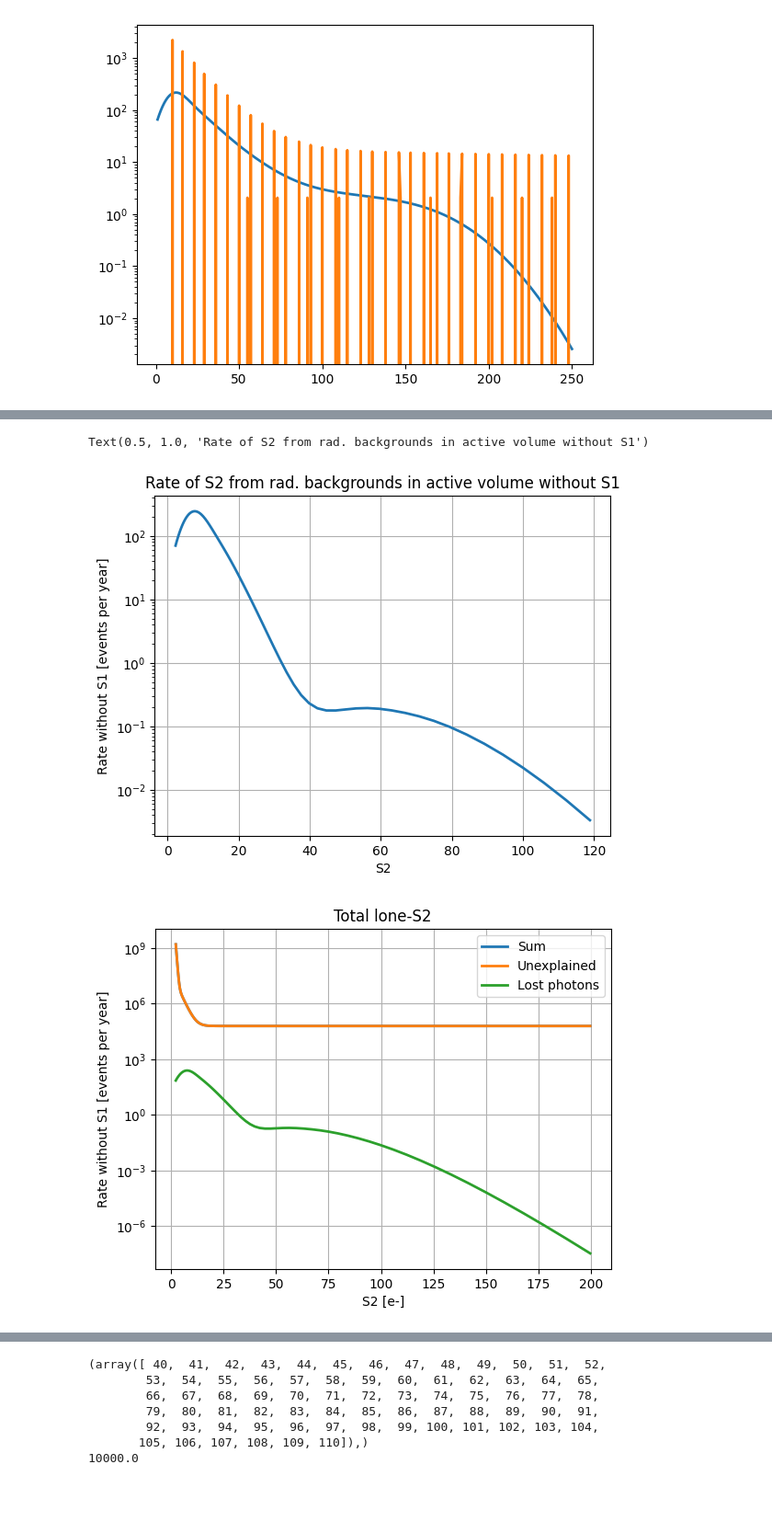
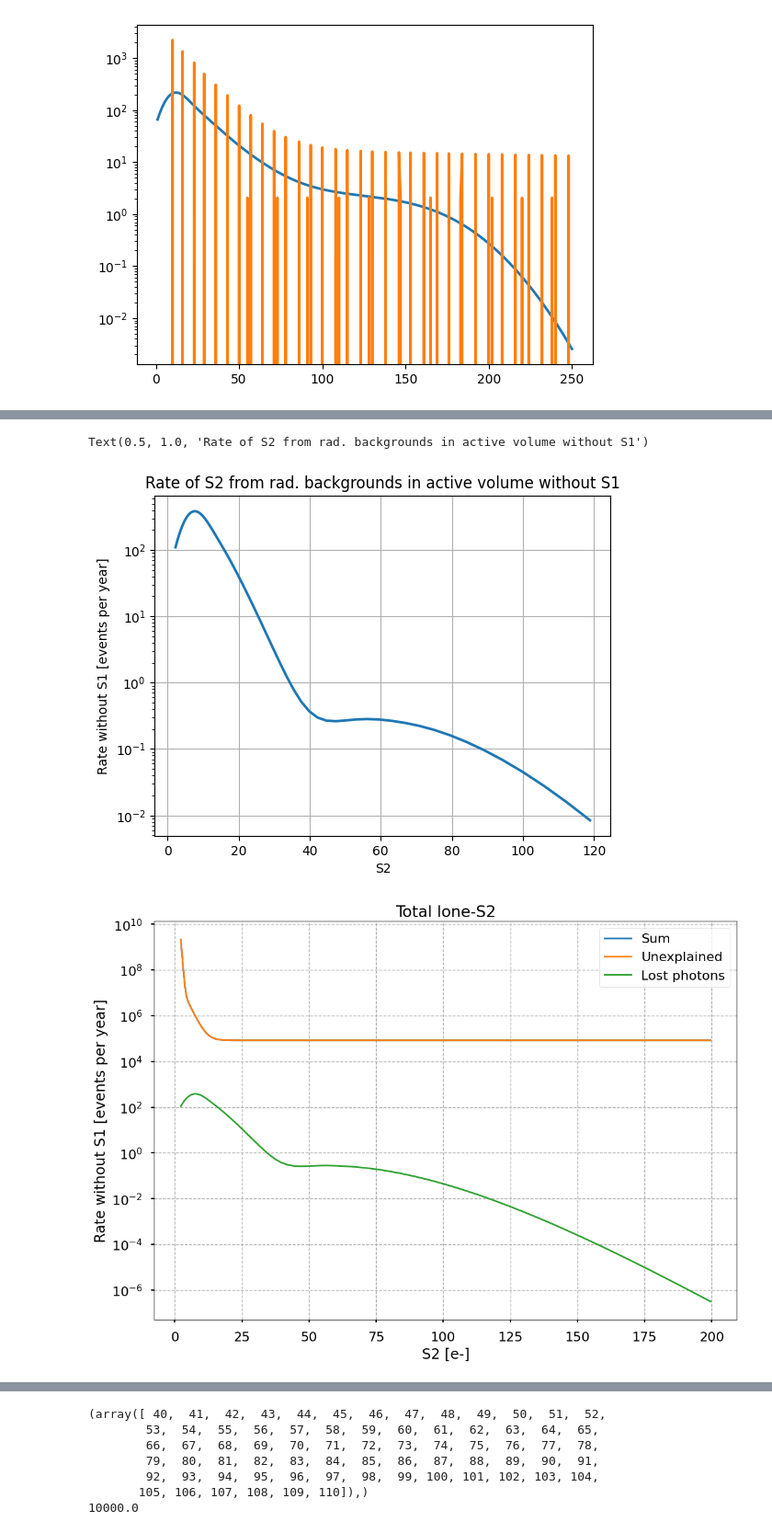
Before and after one commit to robertsjames/FlameFitSimple, a Jupyter notebook: analyses/wimp_sensitivity/AC_background/XLZD_ACTemplateMaker_30Jan2025_final.ipynb, the cells around one changed output, grey strips where cells are left out. Shown at 92% size. Cells and saved outputs as stored; diff of their text form; code cells hidden in the pictures; blank space fills up the shorter version.

```diff
--- a/analyses/wimp_sensitivity/AC_background/XLZD_ACTemplateMaker_30Jan2025_final.ipynb
+++ b/analyses/wimp_sensitivity/AC_background/XLZD_ACTemplateMaker_30Jan2025_final.ipynb
@@ -169,7 +169,7 @@ LCeBot: 0.493 * (1-0.339) = 0.311
 """
 #detector = XENONdetector
 #detector = XENONnTdetector
-detector = XLZDdetector_40T
+detector = XLZDdetector_60T
 
 particleBackgroundsXENON1t = ACClasses.ParticleBackground(
         detector = detector,
@@ -503,7 +505,7 @@ ax_noS1.set_ylabel("Rate without S1 [events per year]")
 ax_noS1.set_title("Rate of S2 from rad. backgrounds in active volume without S1")
 # %% [output]
 Text(0.5, 1.0, 'Rate of S2 from rad. backgrounds in active volume without S1')
-[figure, old version]
+[figure, new version]
 # %%
 x_LS2_below_200 = [x for x in x_LS2 if x <= 200]
 len_x_LS2_below_200 = len(x_LS2_below_200)
@@ -511,32 +513,32 @@ R_LS2_below_200 = R_LS2[0:len_x_LS2_below_200]
 # %%
 #Add lone-S2 unexplained
 
 R_LS2_all = []
 R_LS2_unexpl = []
 
 for k, n in enumerate(x_LS2_below_200):
     Runexplained = instrumentalBackgrounds.RUnexplainedS2(n)
     #Runexplained=0
     R_LS2_unexpl.append(Runexplained)
     R_LS2_all.append( R_LS2[k] + Runexplained)
 fig_noS1tot, ax_noS1tot = plt.subplots()
 ax_noS1tot.semilogy(x_LS2_below_200, R_LS2_all, linewidth=2.0, label="Sum")
 ax_noS1tot.semilogy(x_LS2_below_200, R_LS2_unexpl, linewidth=2.0, label="Unexplained")
 ax_noS1tot.semilogy(x_LS2_below_200, R_LS2_below_200, linewidth=2.0, label="Lost photons")
 
 
-
-ax_noS1tot.grid()
+ax_noS1tot.grid(True, which="both", linestyle="--", linewidth=1.)
 ax_noS1tot.legend()
 
 ax_noS1tot.set_xlabel("S2 [e-]")
 ax_noS1tot.set_ylabel("Rate without S1 [events per year]")
 ax_noS1tot.set_title("Total lone-S2")
+plt.style.use('seaborn-v0_8-poster')
 plt.savefig("lone_S2.pdf", format="pdf",bbox_inches="tight")
 
 #Added to convert electrons to PE
 x_LS2_PE = []
 
 x_LS2_PE = [x*detector.g2 for x in x_LS2_below_200]
 # %% [output]
-[figure, old version]
+[figure, new version]
```
Also changed, not shown: parts of 14 cells of this notebook.
